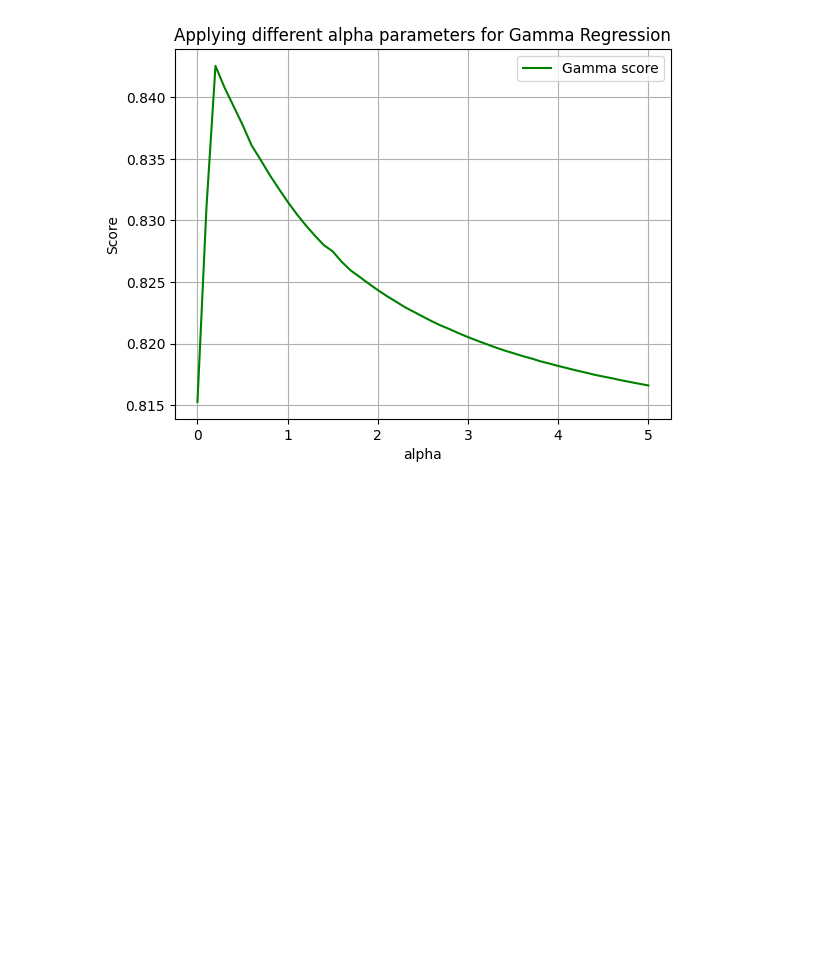
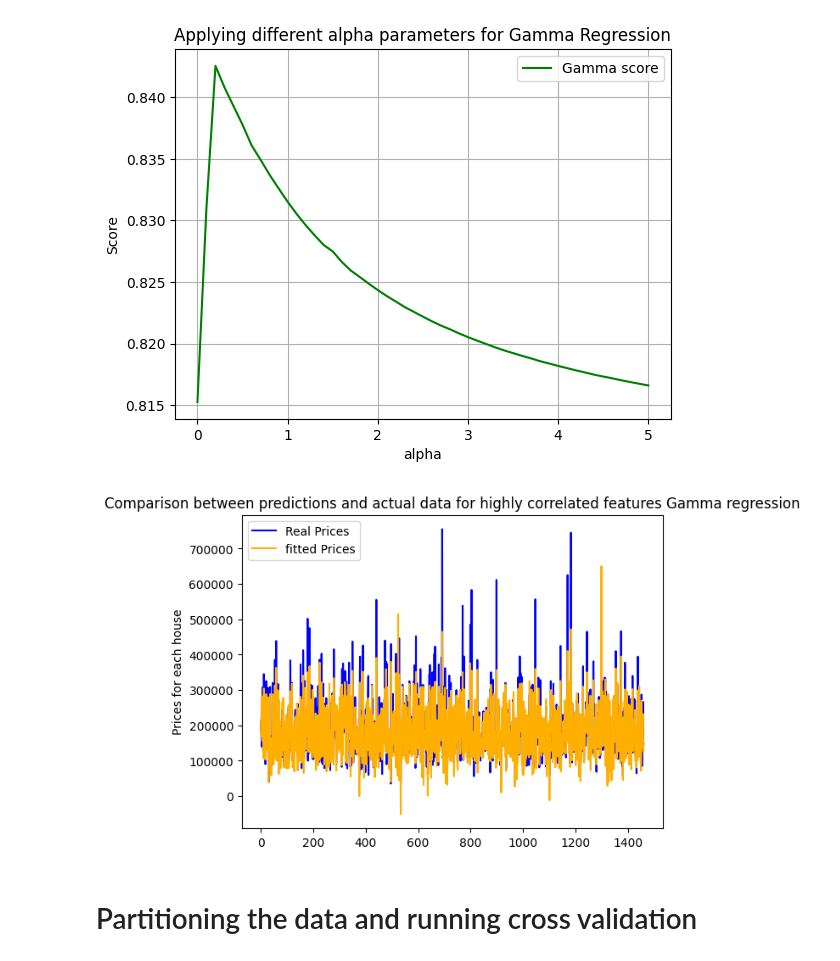
Before and after one commit to MehdiSensali/House-Price-Prediction, a Jupyter notebook: Predictions.ipynb, the cells around one changed output. Cells and saved outputs as stored; diff of their text form; code cells hidden in the pictures; blank space fills up the shorter version.

Commit message:
Gamma Regression

```diff
--- a/Predictions.ipynb
+++ b/Predictions.ipynb
@@ -176,13 +178,15 @@ def result_variation_model(X, y, M, alpha_min, alpha_max, stride, **model_args):
     Computes model fitting scores using a range of penalty coefficients
     """
     output = []
+    alpha_list = []
     alpha = alpha_min
     while alpha <= alpha_max:
         reg = M(alpha = alpha, **model_args).fit(X=X, y=y)
         score = reg.score(X, y)
         output.append(score)
+        alpha_list.append(alpha)
         alpha+=stride
-    return output
+    return alpha_list, output
 # %%
 alpha_min = 0
 alpha_max = 5
@@ -291,11 +292,16 @@ reg_gamma.score(X_high_corr, y_high_corr.ravel())
 # %%
-import warnings
 from sklearn.exceptions import ConvergenceWarning
+
+alpha_min = 0
+alpha_max = 5
+stride = 0.1
 
 gamma_args = {'max_iter': 2683, 'verbose': False}
 with warnings.catch_warnings():
  warnings.filterwarnings("ignore", category=ConvergenceWarning)
- gamma_outputs = result_variation_model(X_high_corr, y_high_corr.ravel(), GammaRegressor, alpha_min=alpha_min, alpha_max=alpha_max, stride=0.1, **gamma_args)
+
+# GammaRegressor expects 1D Arrays (N, )
+ alpha_gamma, gamma_outputs = result_variation_model(X_high_corr, y_high_corr.ravel(), GammaRegressor, alpha_min=alpha_min, alpha_max=alpha_max, stride=stride, **gamma_args)
 # %% [markdown]
 Plotting Gamma Regression outputs for multiple L2 penalization coefficients
 # %%
@@ -309,3 +315,21 @@ plt.title("Applying different alpha parameters for Gamma Regression")
 plt.show()
 # %% [output]
 [figure]
+# %%
+#Fitting with optimal L2 penalty
+alpha_opti = alpha_gamma[gamma_outputs.index(max(gamma_outputs))]
+reg_gamma_opti = GammaRegressor(alpha = alpha_opti, max_iter=2700).fit(X_high_corr, y_high_corr.ravel())
+
+y_pred_gamma_high_corr = reg_high_corr.predict(X_high_corr)
+x_gamma_high_corr = np.linspace(0, y_pred_gamma_high_corr.size, y_pred_gamma_high_corr.size)
+
+plt.plot(x_gamma_high_corr, y_high_corr, color='b', label="Real Prices")
+plt.plot(x_gamma_high_corr, y_pred_high_corr, color='#FFAF00' , label="fitted Prices")
+plt.legend()
+plt.ylabel("Prices for each house")
+plt.title("Comparison between predictions and actual data for highly correlated features Gamma regression")
+plt.show()
+# %% [output]
+[figure, added]
+# %% [markdown]
+# Partitioning the data and running cross validation
```
Also changed, not shown: parts of 5 cells of this notebook.
